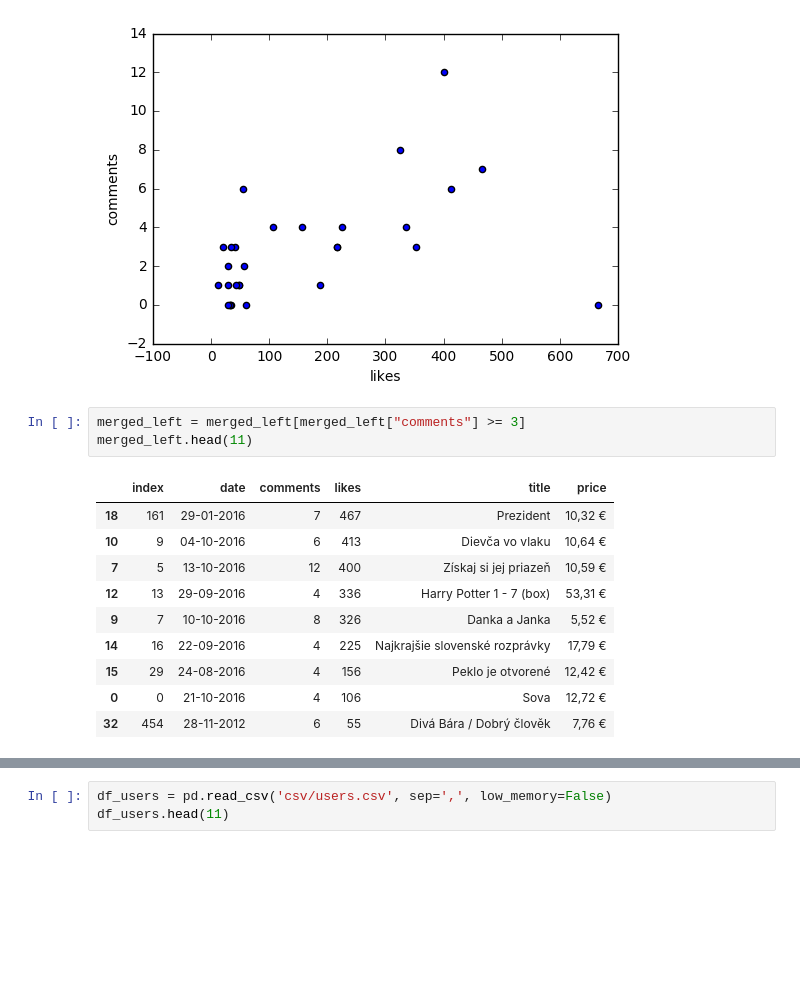
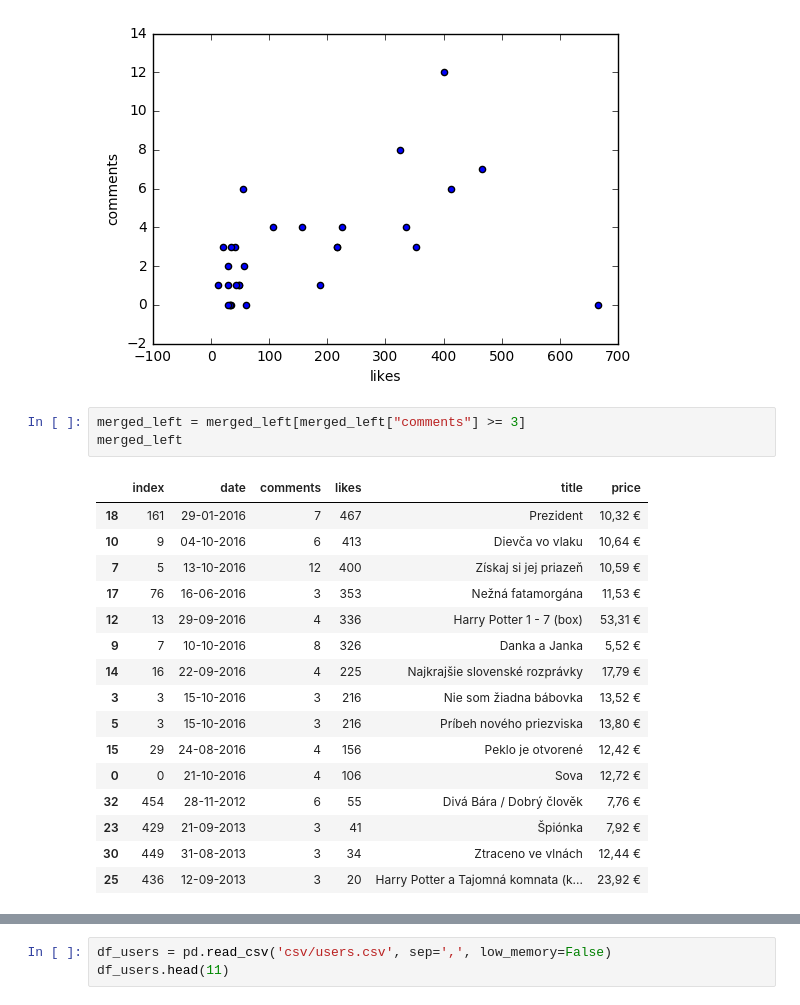
Before and after one commit to SvetlanaM/pycon-workshop, a Jupyter notebook: Analyse.ipynb, the cells around one changed output, grey strips where cells are left out. Cells and saved outputs as stored; diff of their text form; blank space fills up the shorter version.

```diff
--- a/Analyse.ipynb
+++ b/Analyse.ipynb
@@ -318,15 +340,21 @@ merged_left.plot(kind='scatter', x='likes', y='comments')
 [figure]
 # %%
 merged_left = merged_left[merged_left["comments"] >= 3]
-merged_left.head(11)
+merged_left
 # %% [output]
 |  | index | date | comments | likes | title | price |
 | 18 | 161 | 29-01-2016 | 7 | 467 | Prezident | 10,32 € |
 | 10 | 9 | 04-10-2016 | 6 | 413 | Dievča vo vlaku | 10,64 € |
 | 7 | 5 | 13-10-2016 | 12 | 400 | Získaj si jej priazeň | 10,59 € |
+| 17 | 76 | 16-06-2016 | 3 | 353 | Nežná fatamorgána | 11,53 € |
 | 12 | 13 | 29-09-2016 | 4 | 336 | Harry Potter 1 - 7 (box) | 53,31 € |
 | 9 | 7 | 10-10-2016 | 8 | 326 | Danka a Janka | 5,52 € |
 | 14 | 16 | 22-09-2016 | 4 | 225 | Najkrajšie slovenské rozprávky | 17,79 € |
+| 3 | 3 | 15-10-2016 | 3 | 216 | Nie som žiadna bábovka | 13,52 € |
+| 5 | 3 | 15-10-2016 | 3 | 216 | Príbeh nového priezviska | 13,80 € |
 | 15 | 29 | 24-08-2016 | 4 | 156 | Peklo je otvorené | 12,42 € |
 | 0 | 0 | 21-10-2016 | 4 | 106 | Sova | 12,72 € |
 | 32 | 454 | 28-11-2012 | 6 | 55 | Divá Bára / Dobrý člověk | 7,76 € |
+| 23 | 429 | 21-09-2013 | 3 | 41 | Špiónka | 7,92 € |
+| 30 | 449 | 31-08-2013 | 3 | 34 | Ztraceno ve vlnách | 12,44 € |
+| 25 | 436 | 12-09-2013 | 3 | 20 | Harry Potter a Tajomná komnata (k... | 23,92 € |
```
Also changed, not shown: parts of 14 cells of this notebook, 2 other files.
